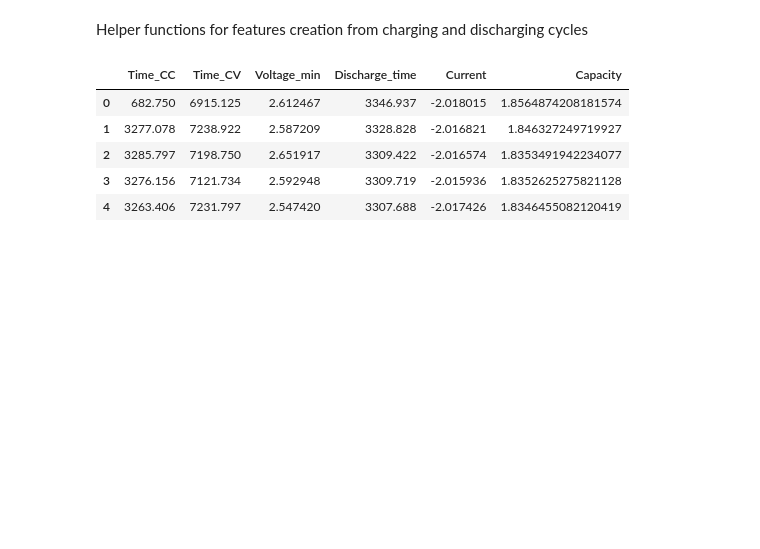
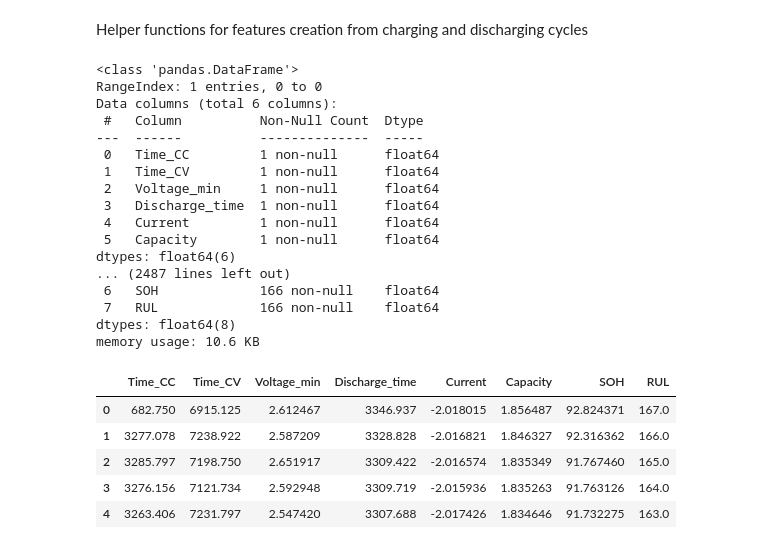
Before and after one commit to RobertMatei35/DataScienceProjects, a Jupyter notebook: Intermediate/Battery_RUL_Estimator/Battery_RUL_Estimator.ipynb, the cells around one changed output. Saved outputs shown, nothing was run; the diff lists cells and outputs as text; code cells hidden in the pictures; blank space fills up the shorter version.

```diff
--- a/Intermediate/Battery_RUL_Estimator/Battery_RUL_Estimator.ipynb
+++ b/Intermediate/Battery_RUL_Estimator/Battery_RUL_Estimator.ipynb
@@ -198,37 +198,63 @@ def create_chg_dischg_tuple(metadata):
     ]
     tuple_metadata.to_csv('tuple_metadata.csv', index=False)
     pair_list = []
     for pos in range(0, len(tuple_metadata)-1, 2):
         chg_filename = tuple_metadata['filename'].iloc[pos]
         dischg_filename = tuple_metadata['filename'].iloc[pos+1]
         capacity = tuple_metadata['Capacity'].iloc[pos+1]
 
         pair_list.append((chg_filename, dischg_filename, capacity))
 
     return pair_list
 
 pairs = create_chg_dischg_tuple(b0005_metadata)
 pairs_df = pd.DataFrame(data=pairs, columns=['charge', 'discharge', 'capacity'])
 pairs_df.to_csv('pairs_df.csv', index=False)
 features_df = pd.DataFrame()
 
+initial_capacity = 2.0
+total_cycles = len(pairs)
+
 for idx, pair in enumerate(pairs):
+    #Building features
     chg_file = ROOT_DATASETS + pair[0]
     dischg_file = ROOT_DATASETS + pair[1]
-    capacity = pair[2]
+    capacity = float(pair[2])
 
     chg_df = pd.read_csv(chg_file)
     dischg_df = pd.read_csv(dischg_file)
 
     chg_features_extraction(chg_df, features_df, idx)
     dischg_features_extraction(dischg_df, features_df, idx)
     features_df.loc[idx, 'Capacity'] = capacity
 
+    #Building targets(SOH, RUL)
+    soh = (capacity / initial_capacity) * 100
+    rul = total_cycles - idx
+    features_df.loc[idx, ['SOH', 'RUL']] = soh, rul
+
 display(features_df.head())
 # %% [output]
+<class 'pandas.DataFrame'>
+RangeIndex: 1 entries, 0 to 0
+Data columns (total 6 columns):
+ #   Column          Non-Null Count  Dtype
+---  ------          --------------  -----
+ 0   Time_CC         1 non-null      float64
+ 1   Time_CV         1 non-null      float64
+ 2   Voltage_min     1 non-null      float64
+ 3   Discharge_time  1 non-null      float64
+ 4   Current         1 non-null      float64
+ 5   Capacity        1 non-null      float64
+dtypes: float64(6)
+... (2487 lines left out)
+ 6   SOH             166 non-null    float64
+ 7   RUL             166 non-null    float64
+dtypes: float64(8)
+memory usage: 10.6 KB
-|  | Time_CC | Time_CV | Voltage_min | Discharge_time | Current | Capacity |
-| 0 | 682.750 | 6915.125 | 2.612467 | 3346.937 | -2.018015 | 1.8564874208181574 |
-| 1 | 3277.078 | 7238.922 | 2.587209 | 3328.828 | -2.016821 | 1.846327249719927 |
-| 2 | 3285.797 | 7198.750 | 2.651917 | 3309.422 | -2.016574 | 1.8353491942234077 |
-| 3 | 3276.156 | 7121.734 | 2.592948 | 3309.719 | -2.015936 | 1.8352625275821128 |
-| 4 | 3263.406 | 7231.797 | 2.547420 | 3307.688 | -2.017426 | 1.8346455082120419 |
+|  | Time_CC | Time_CV | Voltage_min | Discharge_time | Current | Capacity | SOH | RUL |
+| 0 | 682.750 | 6915.125 | 2.612467 | 3346.937 | -2.018015 | 1.856487 | 92.824371 | 167.0 |
+| 1 | 3277.078 | 7238.922 | 2.587209 | 3328.828 | -2.016821 | 1.846327 | 92.316362 | 166.0 |
+| 2 | 3285.797 | 7198.750 | 2.651917 | 3309.422 | -2.016574 | 1.835349 | 91.767460 | 165.0 |
+| 3 | 3276.156 | 7121.734 | 2.592948 | 3309.719 | -2.015936 | 1.835263 | 91.763126 | 164.0 |
+| 4 | 3263.406 | 7231.797 | 2.547420 | 3307.688 | -2.017426 | 1.834646 | 91.732275 | 163.0 |
```
